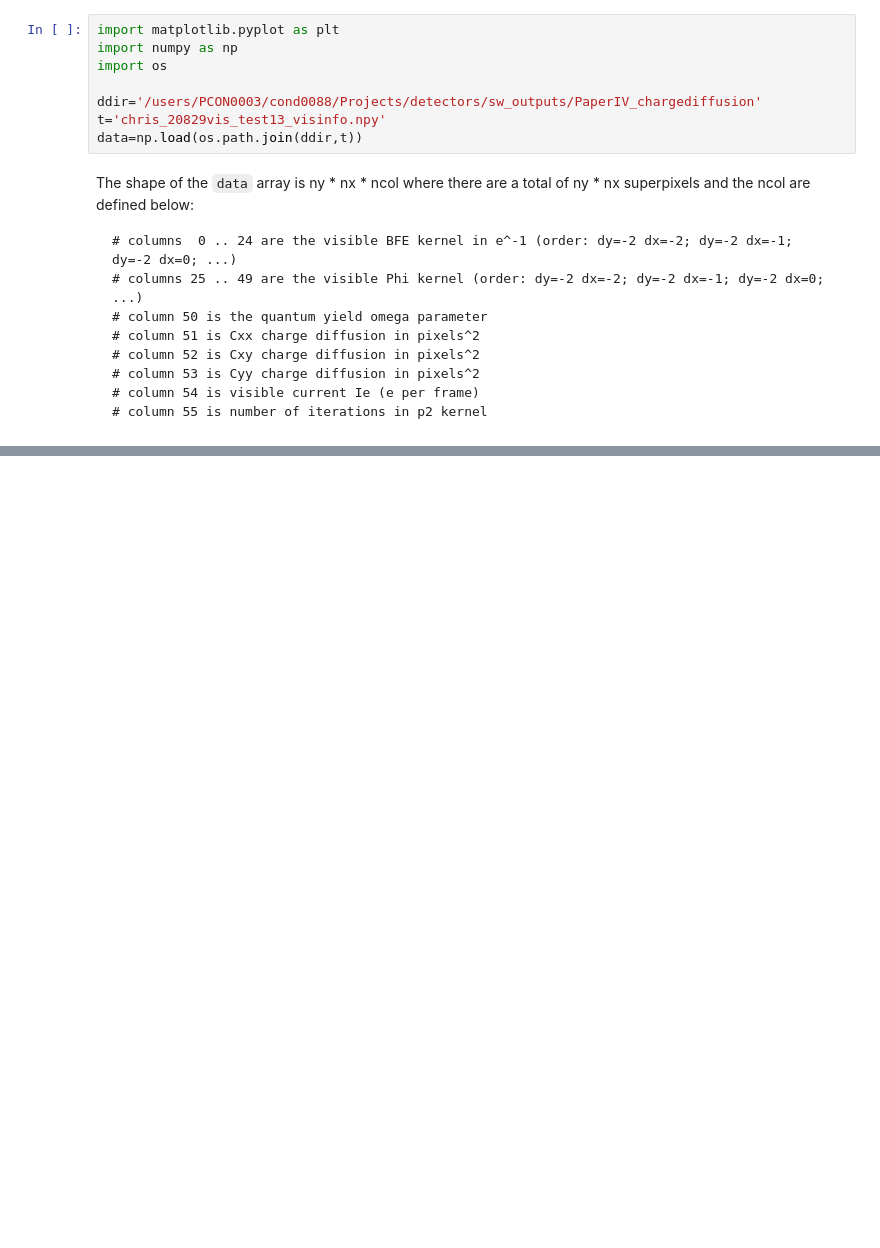
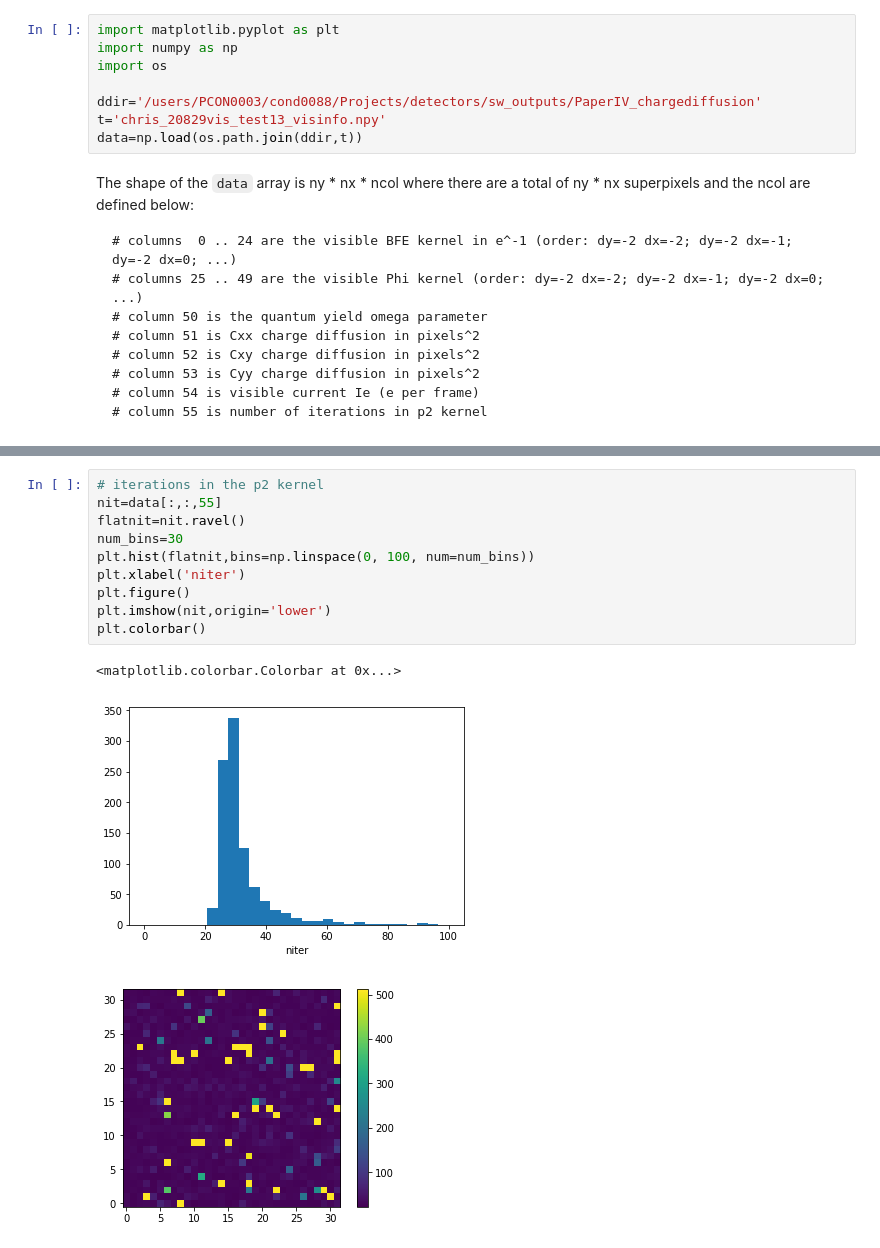
Before and after one commit to hirata10/solid-waffle, a Jupyter notebook: notebooks/plotting_tests.ipynb, the cells around one changed output, grey strips where cells are left out. Saved outputs shown, nothing was run; the diff lists cells and outputs as text; blank space fills up the shorter version.

```diff
--- a/notebooks/plotting_tests.ipynb
+++ b/notebooks/plotting_tests.ipynb
@@ -35,3 +37,17 @@ plt.colorbar()
 <matplotlib.colorbar.Colorbar at 0x...>
 [figure]
 [figure]
+# %%
+# iterations in the p2 kernel
+nit=data[:,:,55]
+flatnit=nit.ravel()
+num_bins=30
+plt.hist(flatnit,bins=np.linspace(0, 100, num=num_bins))
+plt.xlabel('niter')
+plt.figure()
+plt.imshow(nit,origin='lower')
+plt.colorbar()
+# %% [output]
+<matplotlib.colorbar.Colorbar at 0x...>
+[figure, added]
+[figure, added]
```
Also changed, not shown: parts of 3 cells of this notebook.
